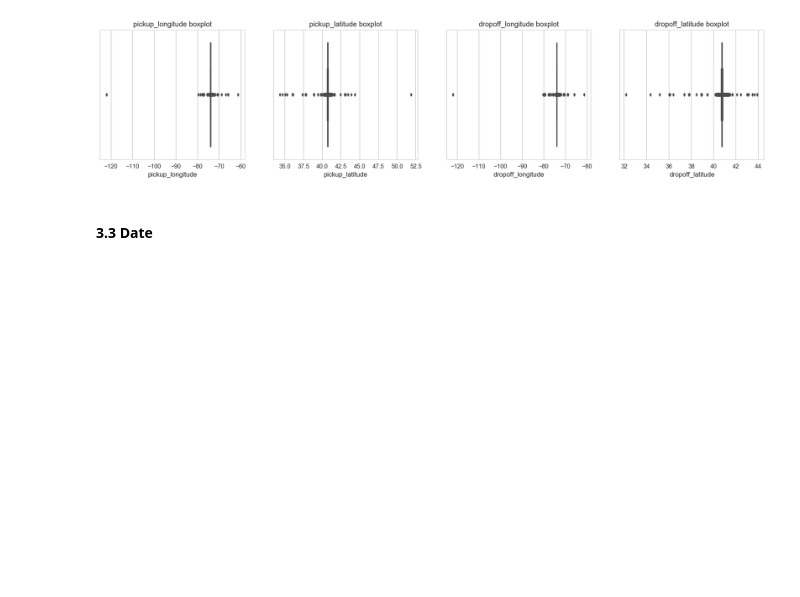
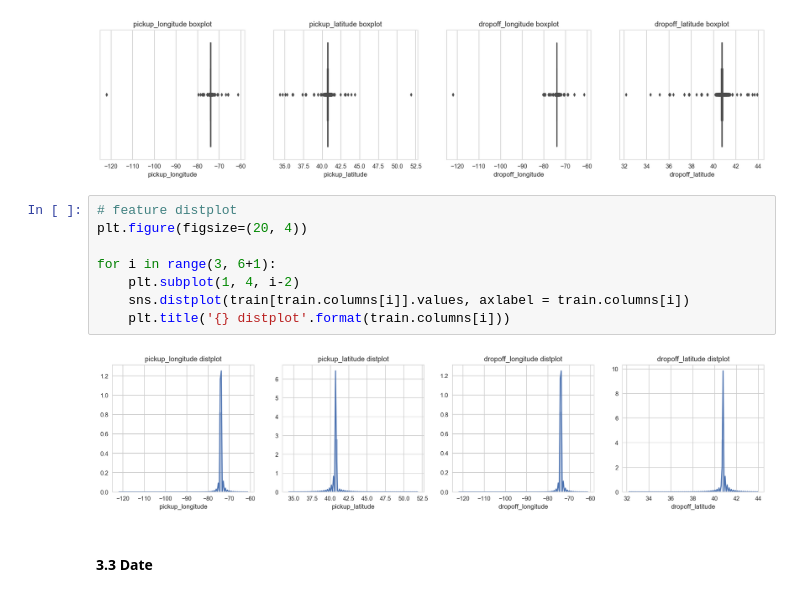
Before and after one commit to Romanism/Project, a Jupyter notebook: 01_New York City Taxi Trip Duration/01_EDA.ipynb, the cells around one changed output. Saved outputs shown, nothing was run; the diff lists cells and outputs as text; blank space fills up the shorter version.

```diff
--- a/01_New York City Taxi Trip Duration/01_EDA.ipynb
+++ b/01_New York City Taxi Trip Duration/01_EDA.ipynb
@@ -198,6 +214,16 @@ for i in range(3, 6+1):
     plt.title('{} boxplot'.format(train.columns[i]))
 # %% [output]
 [figure]
+# %%
+# feature distplot
+plt.figure(figsize=(20, 4))
+
+for i in range(3, 6+1):
+    plt.subplot(1, 4, i-2)
+    sns.distplot(train[train.columns[i]].values, axlabel = train.columns[i])
+    plt.title('{} distplot'.format(train.columns[i]))
+# %% [output]
+[figure, added]
 # %% [markdown]
 #### 3.3 Date
 # %%
```
Also changed, not shown: parts of 18 cells of this notebook, 8 other files.
